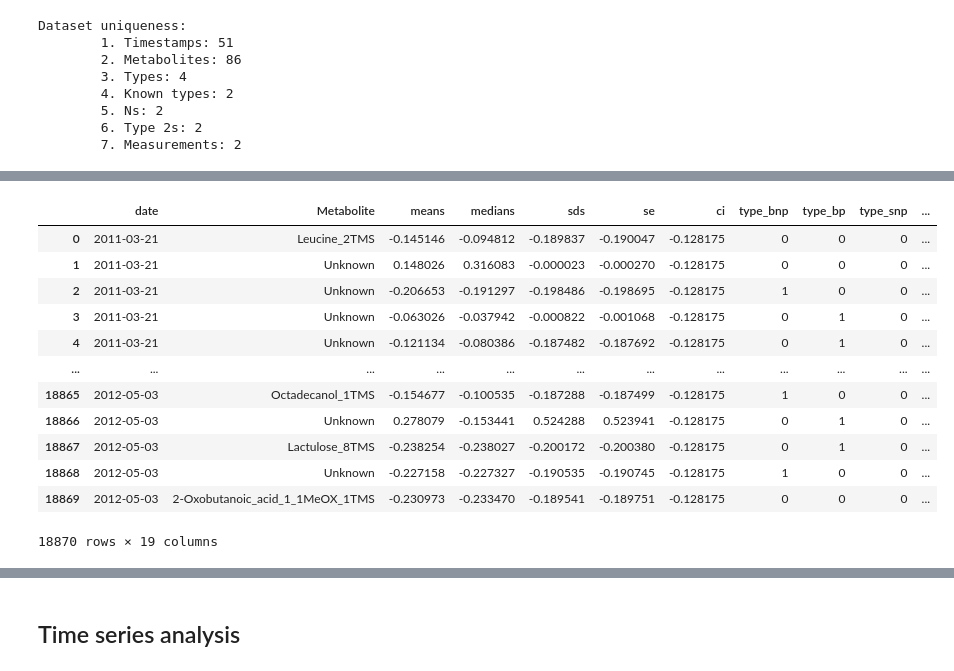
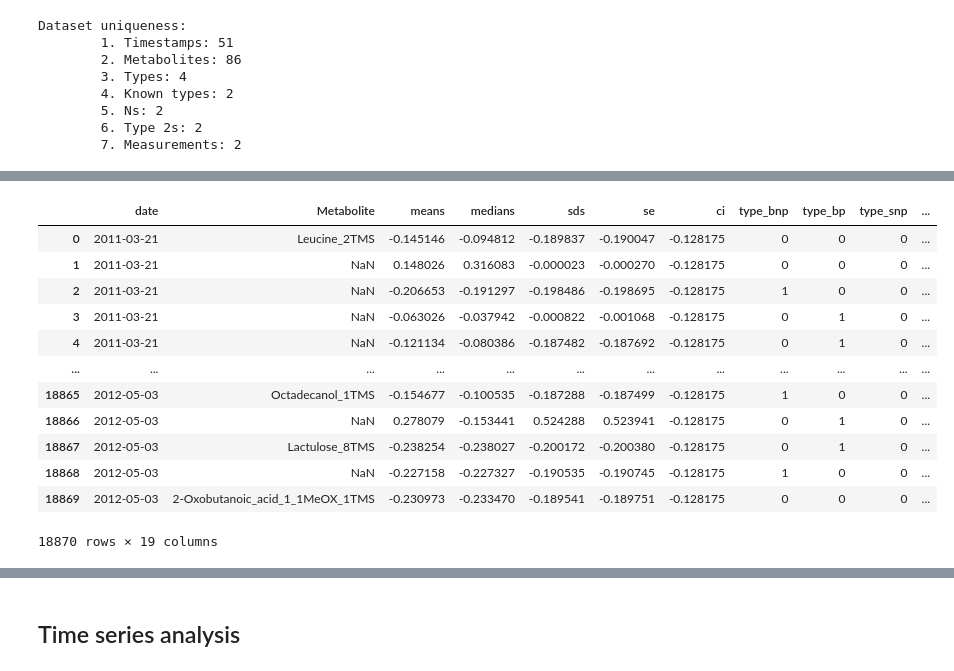
Before and after one commit to AAnzel/MOVIS, a Jupyter notebook: Code/Data_assessment.ipynb, the cells around one changed output, grey strips where cells are left out. Drawn from its saved outputs; the diff is of its cells as text; code cells hidden in the pictures.

```diff
--- a/Code/Data_assessment.ipynb
+++ b/Code/Data_assessment.ipynb
@@ -460,7 +461,7 @@ metabolomics_df
 18870 rows × 16 columns
 # %%
 # Changing metabolite name if it is unknown
-metabolomics_df.loc[metabolomics_df['known_type'].eq('unknown'), 'Metabolite'] = 'Unknown'
+metabolomics_df.loc[metabolomics_df['known_type'].eq('unknown'), 'Metabolite'] = np.nan
 metabolomics_df
 # %% [output]
 |  | date | Metabolite | tp | type | known_type | means | medians | sds | N | se | ... |
@@ -516,8 +517,8 @@ metabolomics_df
 18870 rows × 12 columns
 # %%
 # Dummy eencoding categorical data
-metabolomics_df = pd.get_dummies(metabolomics_df, columns = ['type', 'known_type', 'N', 'type2', 'measurement'])
-metabolomics_df
+scaled_metabolomics_df = pd.get_dummies(metabolomics_df, columns = ['type', 'known_type', 'N', 'type2', 'measurement'])
+scaled_metabolomics_df
 # %% [output]
 |  | date | Metabolite | means | medians | sds | se | ci | type_bnp | type_bp | type_snp | ... |
 | 0 | 2011-03-21 | Leucine_2TMS | 1.440122 | 1.489979 | 0.146440 | 0.084547 | 4.302653 | 0 | 0 | 0 | ... |
@@ -534,22 +535,21 @@ metabolomics_df
 18870 rows × 19 columns
 # %%
 # Standardizing data
-scaled_metabolomics_df = metabolomics_df
 metabolomics_scaler = preprocessing.StandardScaler()
 scaled_metabolomics_df[['means', 'medians', 'sds', 'se', 'ci']] = metabolomics_scaler.fit_transform(metabolomics_df[['means', 'medians', 'sds', 'se', 'ci']])
 
 scaled_metabolomics_df
 # %% [output]
 |  | date | Metabolite | means | medians | sds | se | ci | type_bnp | type_bp | type_snp | ... |
 | 0 | 2011-03-21 | Leucine_2TMS | -0.145146 | -0.094812 | -0.189837 | -0.190047 | -0.128175 | 0 | 0 | 0 | ... |
-| 1 | 2011-03-21 | Unknown | 0.148026 | 0.316083 | -0.000023 | -0.000270 | -0.128175 | 0 | 0 | 0 | ... |
-| 2 | 2011-03-21 | Unknown | -0.206653 | -0.191297 | -0.198486 | -0.198695 | -0.128175 | 1 | 0 | 0 | ... |
-| 3 | 2011-03-21 | Unknown | -0.063026 | -0.037942 | -0.000822 | -0.001068 | -0.128175 | 0 | 1 | 0 | ... |
-| 4 | 2011-03-21 | Unknown | -0.121134 | -0.080386 | -0.187482 | -0.187692 | -0.128175 | 0 | 1 | 0 | ... |
+| 1 | 2011-03-21 | NaN | 0.148026 | 0.316083 | -0.000023 | -0.000270 | -0.128175 | 0 | 0 | 0 | ... |
+| 2 | 2011-03-21 | NaN | -0.206653 | -0.191297 | -0.198486 | -0.198695 | -0.128175 | 1 | 0 | 0 | ... |
+| 3 | 2011-03-21 | NaN | -0.063026 | -0.037942 | -0.000822 | -0.001068 | -0.128175 | 0 | 1 | 0 | ... |
+| 4 | 2011-03-21 | NaN | -0.121134 | -0.080386 | -0.187482 | -0.187692 | -0.128175 | 0 | 1 | 0 | ... |
 | ... | ... | ... | ... | ... | ... | ... | ... | ... | ... | ... | ... |
 | 18865 | 2012-05-03 | Octadecanol_1TMS | -0.154677 | -0.100535 | -0.187288 | -0.187499 | -0.128175 | 1 | 0 | 0 | ... |
-| 18866 | 2012-05-03 | Unknown | 0.278079 | -0.153441 | 0.524288 | 0.523941 | -0.128175 | 0 | 1 | 0 | ... |
+| 18866 | 2012-05-03 | NaN | 0.278079 | -0.153441 | 0.524288 | 0.523941 | -0.128175 | 0 | 1 | 0 | ... |
 | 18867 | 2012-05-03 | Lactulose_8TMS | -0.238254 | -0.238027 | -0.200172 | -0.200380 | -0.128175 | 0 | 1 | 0 | ... |
-| 18868 | 2012-05-03 | Unknown | -0.227158 | -0.227327 | -0.190535 | -0.190745 | -0.128175 | 1 | 0 | 0 | ... |
+| 18868 | 2012-05-03 | NaN | -0.227158 | -0.227327 | -0.190535 | -0.190745 | -0.128175 | 1 | 0 | 0 | ... |
 | 18869 | 2012-05-03 | 2-Oxobutanoic_acid_1_1MeOX_1TMS | -0.230973 | -0.233470 | -0.189541 | -0.189751 | -0.128175 | 0 | 0 | 0 | ... |
 18870 rows × 19 columns
```
Also changed, not shown: parts of 11 cells of this notebook.
